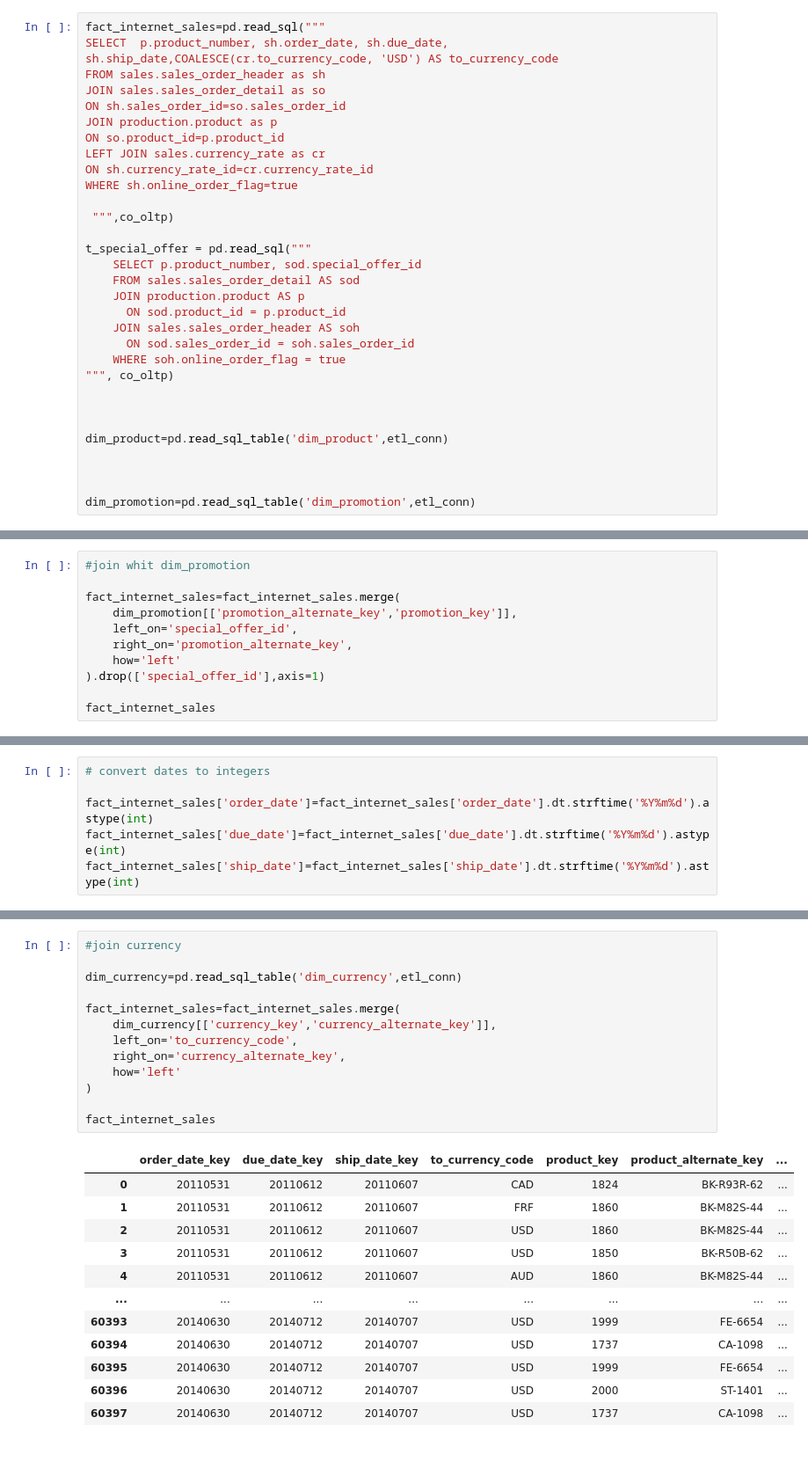
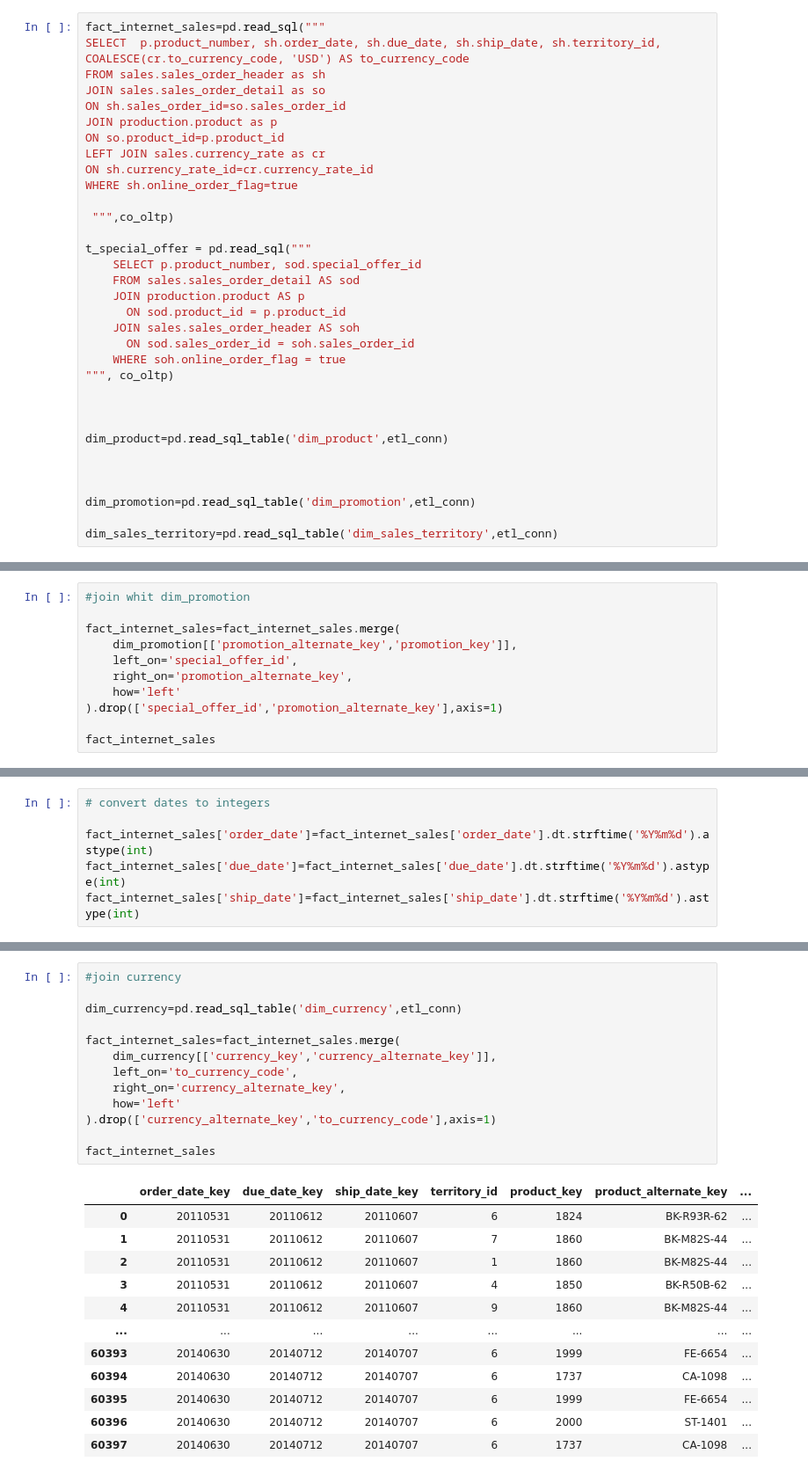
Before and after one commit to andresmg42/AdventureWorks2022ETL, a Jupyter notebook: notebooks/etl_fact_internet_sales.ipynb, the cells around one changed output, grey strips where cells are left out. Shown at 88% size. Drawn from its saved outputs; the diff is of its cells as text.

```diff
--- a/notebooks/etl_fact_internet_sales.ipynb
+++ b/notebooks/etl_fact_internet_sales.ipynb
@@ -11,7 +11,7 @@ co_oltp,etl_conn,etl_conn_or=connect(SCHEMA)
 ## Extract
 # %%
 fact_internet_sales=pd.read_sql("""
-SELECT  p.product_number, sh.order_date, sh.due_date, sh.ship_date,COALESCE(cr.to_currency_code, 'USD') AS to_currency_code
+SELECT  p.product_number, sh.order_date, sh.due_date, sh.ship_date, sh.territory_id, COALESCE(cr.to_currency_code, 'USD') AS to_currency_code
 FROM sales.sales_order_header as sh
 JOIN sales.sales_order_detail as so
 ON sh.sales_order_id=so.sales_order_id
@@ -40,6 +40,8 @@ dim_product=pd.read_sql_table('dim_product',etl_conn)
 
 
 dim_promotion=pd.read_sql_table('dim_promotion',etl_conn)
+
+dim_sales_territory=pd.read_sql_table('dim_sales_territory',etl_conn)
 # %% [markdown]
 ## Transform
 # %%
@@ -106,7 +108,7 @@ fact_internet_sales=fact_internet_sales.merge(
     left_on='special_offer_id',
     right_on='promotion_alternate_key',
     how='left'
-).drop(['special_offer_id'],axis=1)
+).drop(['special_offer_id','promotion_alternate_key'],axis=1)
 
 fact_internet_sales
 # %% [output]
@@ -155,26 +157,26 @@ fact_internet_sales
 # %%
 #join currency
 
 dim_currency=pd.read_sql_table('dim_currency',etl_conn)
 
 fact_internet_sales=fact_internet_sales.merge(
     dim_currency[['currency_key','currency_alternate_key']],
     left_on='to_currency_code',
     right_on='currency_alternate_key',
     how='left'
-)
+).drop(['currency_alternate_key','to_currency_code'],axis=1)
 
 fact_internet_sales
 # %% [output]
-|  | order_date_key | due_date_key | ship_date_key | to_currency_code | product_key | product_alternate_key | ... |
-| 0 | 20110531 | 20110612 | 20110607 | CAD | 1824 | BK-R93R-62 | ... |
-| 1 | 20110531 | 20110612 | 20110607 | FRF | 1860 | BK-M82S-44 | ... |
-| 2 | 20110531 | 20110612 | 20110607 | USD | 1860 | BK-M82S-44 | ... |
-| 3 | 20110531 | 20110612 | 20110607 | USD | 1850 | BK-R50B-62 | ... |
-| 4 | 20110531 | 20110612 | 20110607 | AUD | 1860 | BK-M82S-44 | ... |
+|  | order_date_key | due_date_key | ship_date_key | territory_id | product_key | product_alternate_key | ... |
+| 0 | 20110531 | 20110612 | 20110607 | 6 | 1824 | BK-R93R-62 | ... |
+| 1 | 20110531 | 20110612 | 20110607 | 7 | 1860 | BK-M82S-44 | ... |
+| 2 | 20110531 | 20110612 | 20110607 | 1 | 1860 | BK-M82S-44 | ... |
+| 3 | 20110531 | 20110612 | 20110607 | 4 | 1850 | BK-R50B-62 | ... |
+| 4 | 20110531 | 20110612 | 20110607 | 9 | 1860 | BK-M82S-44 | ... |
 | ... | ... | ... | ... | ... | ... | ... | ... |
-| 60393 | 20140630 | 20140712 | 20140707 | USD | 1999 | FE-6654 | ... |
-| 60394 | 20140630 | 20140712 | 20140707 | USD | 1737 | CA-1098 | ... |
-| 60395 | 20140630 | 20140712 | 20140707 | USD | 1999 | FE-6654 | ... |
-| 60396 | 20140630 | 20140712 | 20140707 | USD | 2000 | ST-1401 | ... |
-| 60397 | 20140630 | 20140712 | 20140707 | USD | 1737 | CA-1098 | ... |
+| 60393 | 20140630 | 20140712 | 20140707 | 6 | 1999 | FE-6654 | ... |
+| 60394 | 20140630 | 20140712 | 20140707 | 6 | 1737 | CA-1098 | ... |
+| 60395 | 20140630 | 20140712 | 20140707 | 6 | 1999 | FE-6654 | ... |
+| 60396 | 20140630 | 20140712 | 20140707 | 6 | 2000 | ST-1401 | ... |
+| 60397 | 20140630 | 20140712 | 20140707 | 6 | 1737 | CA-1098 | ... |
```
Also changed, not shown: parts of 6 cells of this notebook.
